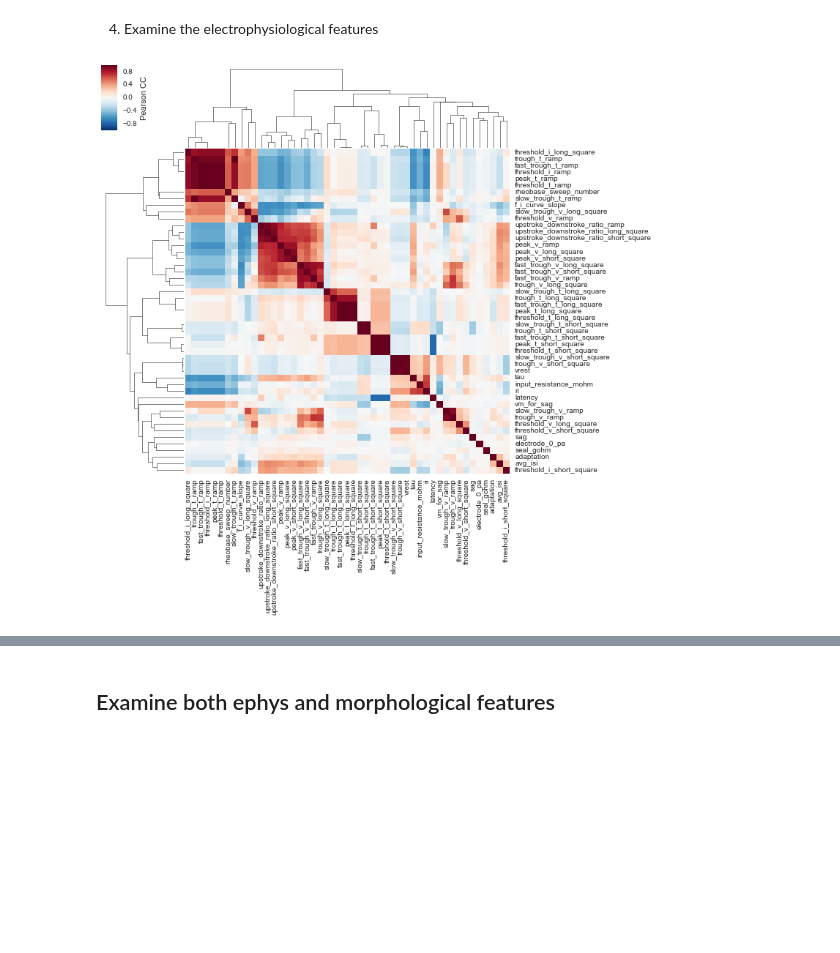
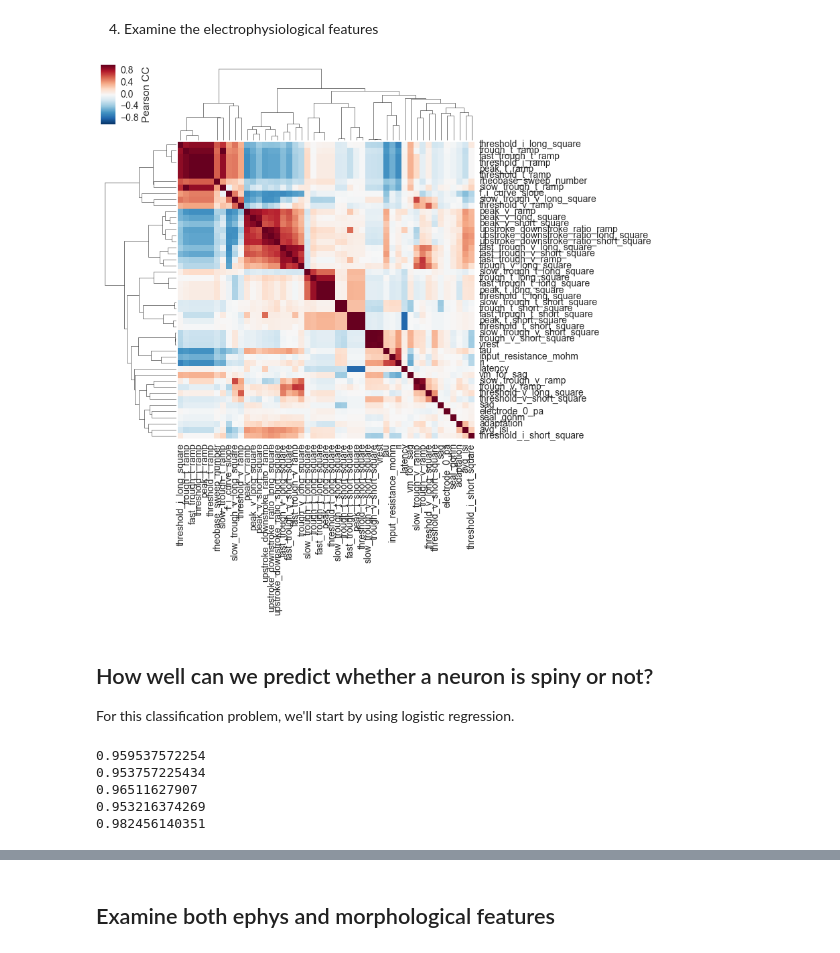
Before and after one commit to davidhbrann/CompClub-sklearn, a Jupyter notebook: 1_allen_cellTypes.ipynb, the cells around one changed output, grey strips where cells are left out. Drawn from its saved outputs; the diff is of its cells as text; code cells hidden in the pictures; blank space fills up the shorter version.

```diff
--- a/1_allen_cellTypes.ipynb
+++ b/1_allen_cellTypes.ipynb
@@ -79,17 +79,25 @@ X = ef_df.loc[in_both, :]
 Y = ct_df.loc[in_both,:]
 threshold = 50
 vc = Y.structure.value_counts()
+
 structures_to_keep = vc[vc >= threshold].index.values
-to_keep = Y['structure'].isin(structures_to_keep)
+sc = Y.spines.value_counts()
+spines_to_keep = sc[sc >= threshold].index.values
+to_keep = Y['structure'].isin(structures_to_keep) & Y['spines'].isin(spines_to_keep)
 Y = Y.loc[to_keep, :]
 X = X.loc[to_keep, :]
 # %% [markdown]
 4) Examine the electrophysiological features
 # %%
+sns.set(font_scale=1.4)
 g = sns.clustermap(X.corr(), cbar_kws={'label': 'Pearson CC'})
 g.ax_heatmap.set_yticklabels(g.ax_heatmap.get_yticklabels(), rotation=0);
 # %% [output]
-[figure, old version]
+[figure, new version]
+# %% [markdown]
+## How well can we predict whether a neuron is spiny or not?
+
+For this classification problem, we'll start by using logistic regression.
 # %%
 # remove cells with lots of NaNs
 bad_cells = pd.isna(X[['fast_trough_t_ramp',
@@ -105,0 +114,20 @@ X = RobustScaler().fit_transform(X)
+# %%
+from sklearn.model_selection import StratifiedKFold
+from sklearn.linear_model import LogisticRegression
+from sklearn.metrics import accuracy_score
+n_folds = 5
+coef_mat = np.zeros((n_folds, X_scaled.shape[1]))
+skf = StratifiedKFold(n_splits=5)
+logistic_model = LogisticRegression(random_state=42)
+for i, (train_index, test_index) in enumerate(skf.split(X_scaled, Y.spines)):
+    X_train, X_test = X_scaled[train_index], X_scaled[test_index]
+    y_train, y_test = Y.spines.iloc[train_index], Y.spines.iloc[test_index]
+    logistic_model.fit(X_train, y_train)
+    coef_mat[i,:] = logistic_model.coef_
+    print(accuracy_score(y_test, logistic_model.predict(X_test)))
+# %% [output]
+0.959537572254
+0.953757225434
+0.96511627907
+0.953216374269
+0.982456140351
```
Also changed, not shown: parts of 28 cells of this notebook, 1 other file.
